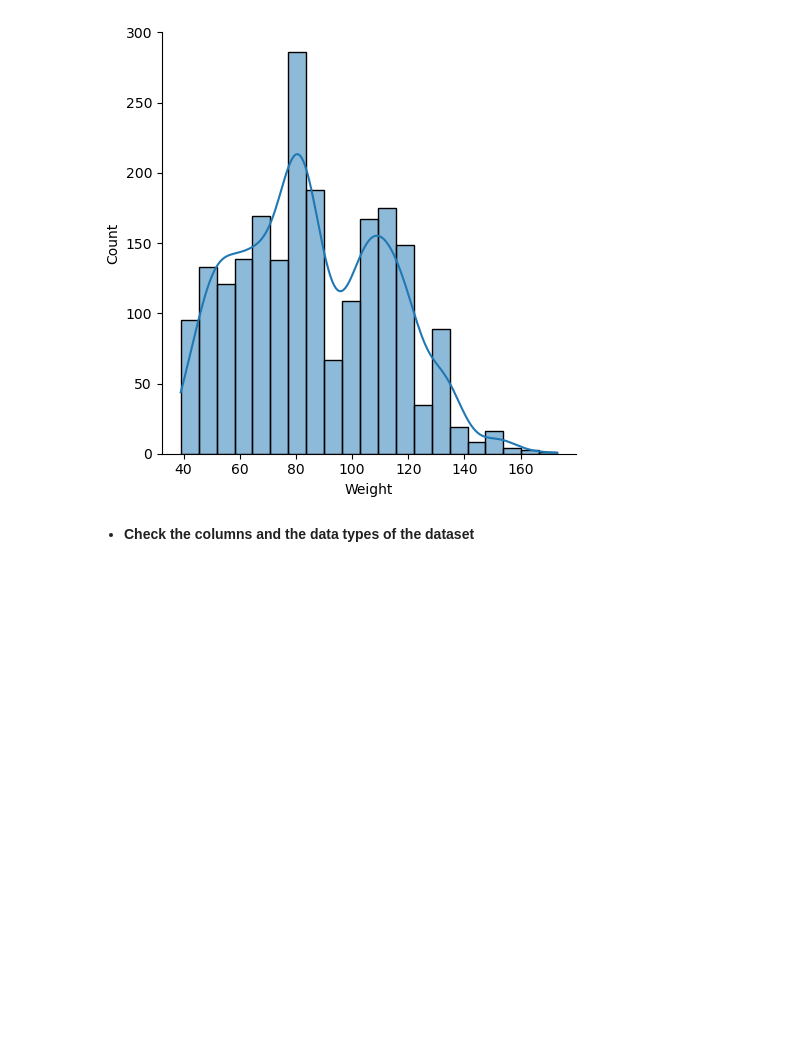
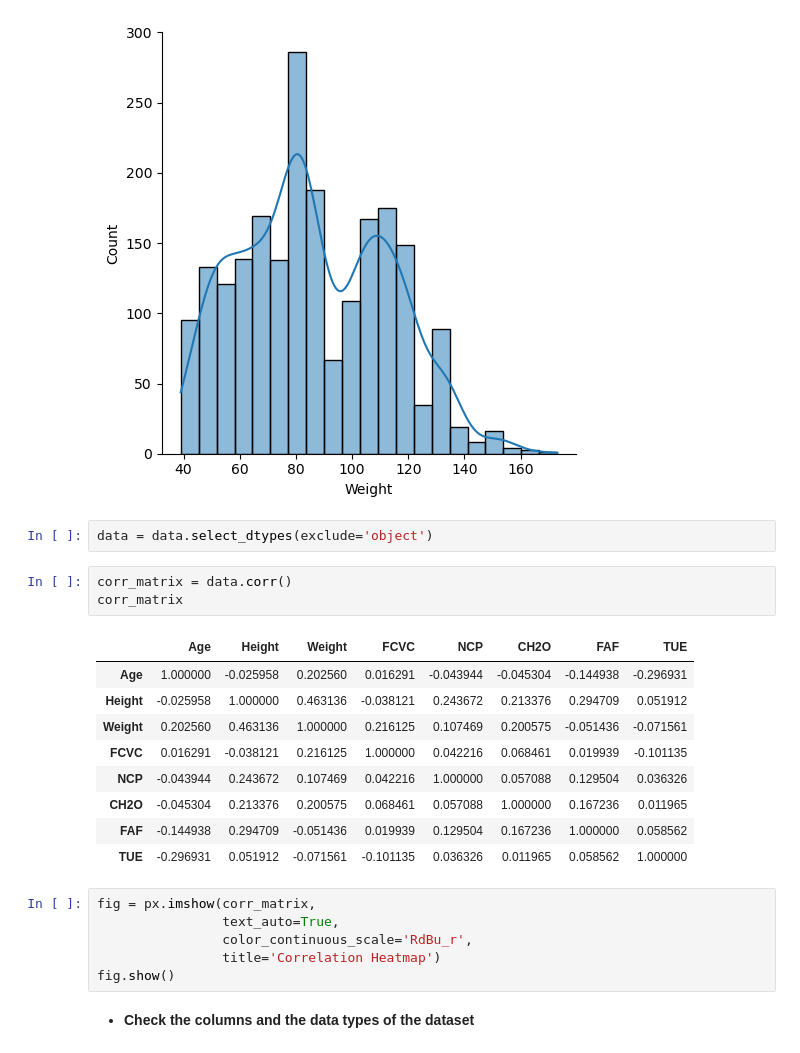
Before and after one commit to TimotheeNkwar/School_Project, a Jupyter notebook: Machine Learning/Machine_Learning_Projetcts.ipynb, the cells around one changed output. Saved outputs shown, nothing was run; the diff lists cells and outputs as text; blank space fills up the shorter version.

```diff
--- a/Machine Learning/Machine_Learning_Projetcts.ipynb
+++ b/Machine Learning/Machine_Learning_Projetcts.ipynb
@@ -124,6 +124,27 @@ sns.displot(data_clean["Weight"],kde=True)
 # %% [output]
 <seaborn.axisgrid.FacetGrid at 0x...>
 [figure]
+# %%
+data = data.select_dtypes(exclude='object')
+# %%
+corr_matrix = data.corr()
+corr_matrix
+# %% [output]
+|  | Age | Height | Weight | FCVC | NCP | CH2O | FAF | TUE |
+| Age | 1.000000 | -0.025958 | 0.202560 | 0.016291 | -0.043944 | -0.045304 | -0.144938 | -0.296931 |
+| Height | -0.025958 | 1.000000 | 0.463136 | -0.038121 | 0.243672 | 0.213376 | 0.294709 | 0.051912 |
+| Weight | 0.202560 | 0.463136 | 1.000000 | 0.216125 | 0.107469 | 0.200575 | -0.051436 | -0.071561 |
+| FCVC | 0.016291 | -0.038121 | 0.216125 | 1.000000 | 0.042216 | 0.068461 | 0.019939 | -0.101135 |
+| NCP | -0.043944 | 0.243672 | 0.107469 | 0.042216 | 1.000000 | 0.057088 | 0.129504 | 0.036326 |
+| CH2O | -0.045304 | 0.213376 | 0.200575 | 0.068461 | 0.057088 | 1.000000 | 0.167236 | 0.011965 |
+| FAF | -0.144938 | 0.294709 | -0.051436 | 0.019939 | 0.129504 | 0.167236 | 1.000000 | 0.058562 |
+| TUE | -0.296931 | 0.051912 | -0.071561 | -0.101135 | 0.036326 | 0.011965 | 0.058562 | 1.000000 |
+# %%
+fig = px.imshow(corr_matrix,
+                text_auto=True,
+                color_continuous_scale='RdBu_r',
+                title='Correlation Heatmap')
+fig.show()
 # %% [markdown]
 - **Check the columns and the data types of the dataset**
 # %%
```
